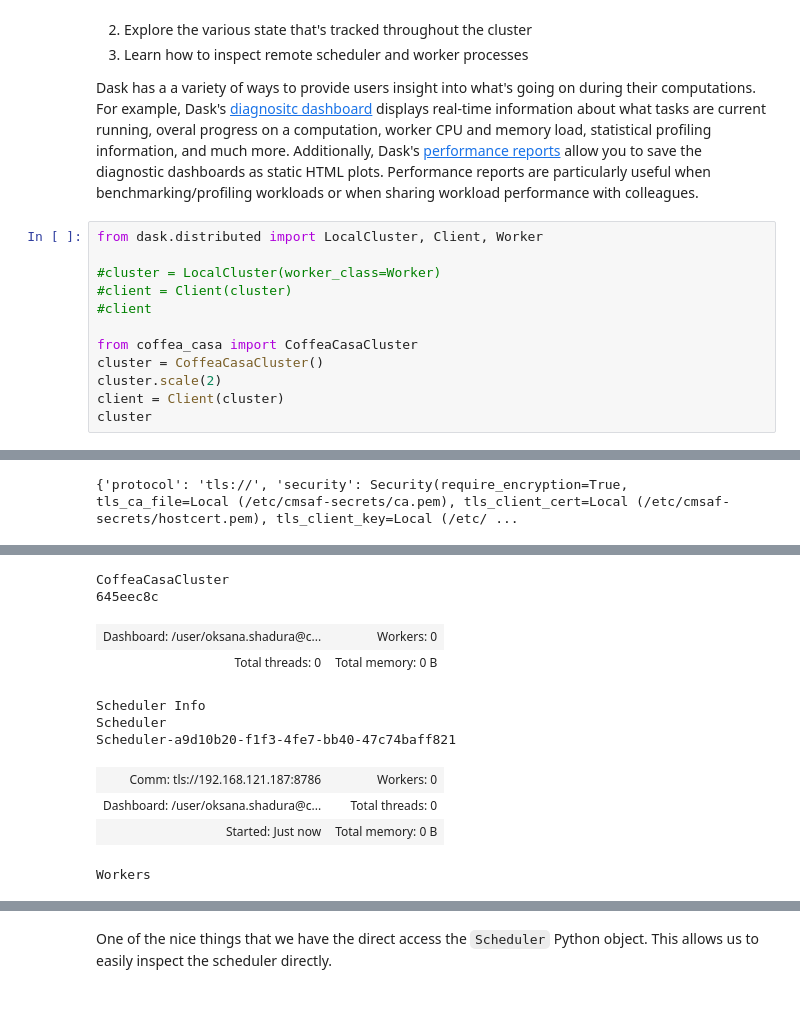
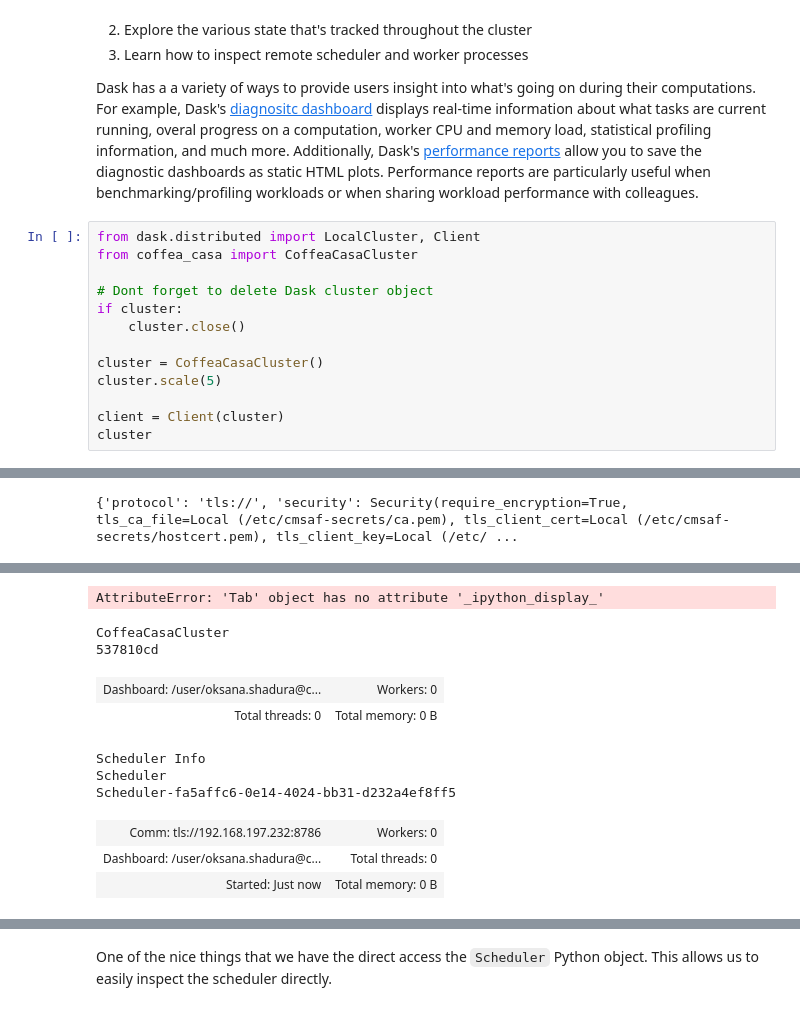
Before and after one commit to oshadura/2023-07-24, a Jupyter notebook: 2-distributed-coffea-casa-scheduler.ipynb, the cells around one changed output, grey strips where cells are left out. Drawn from its saved outputs; the diff is of its cells as text.

```diff
--- a/2-distributed-coffea-casa-scheduler.ipynb
+++ b/2-distributed-coffea-casa-scheduler.ipynb
@@ -84,15 +73,16 @@ In this section we'll:
 
 Dask has a a variety of ways to provide users insight into what's going on during their computations. For example, Dask's [diagnositc dashboard](https://docs.dask.org/en/latest/diagnostics-distributed.html) displays real-time information about what tasks are current running, overal progress on a computation, worker CPU and memory load, statistical profiling information, and much more. Additionally, Dask's [performance reports](https://distributed.dask.org/en/latest/diagnosing-performance.html#performance-reports) allow you to save the diagnostic dashboards as static HTML plots. Performance reports are particularly useful when benchmarking/profiling workloads or when sharing workload performance with colleagues.
 # %%
-from dask.distributed import LocalCluster, Client, Worker
+from dask.distributed import LocalCluster, Client
+from coffea_casa import CoffeaCasaCluster
 
-#cluster = LocalCluster(worker_class=Worker)
-#client = Client(cluster)
-#client
+# Dont forget to delete Dask cluster object
+if cluster:
+    cluster.close()
 
-from coffea_casa import CoffeaCasaCluster
 cluster = CoffeaCasaCluster()
-cluster.scale(2)
+cluster.scale(5)
+
 client = Client(cluster)
 cluster
 # %% [output]
@@ -107,11 +109,11 @@ AttributeError: 'Tab' object has no attribute '_ipython_display_'
-CoffeaCasaCluster
-645eec8c
+AttributeError: 'Tab' object has no attribute '_ipython_display_'
+CoffeaCasaCluster
+537810cd
 | Dashboard: /user/oksana.shadura@c... | Workers: 0 |
 | Total threads: 0 | Total memory: 0 B |
-Scheduler Info
-Scheduler
-Scheduler-a9d10b20-f1f3-4fe7-bb40-47c74baff821
+Scheduler Info
+Scheduler
+Scheduler-fa5affc6-0e14-4024-bb31-d232a4ef8ff5
-| Comm: tls://192.168.121.187:8786 | Workers: 0 |
+| Comm: tls://192.168.197.232:8786 | Workers: 0 |
 | Dashboard: /user/oksana.shadura@c... | Total threads: 0 |
 | Started: Just now | Total memory: 0 B |
-Workers
```
Also changed, not shown: parts of 49 cells of this notebook, 2 other files.
